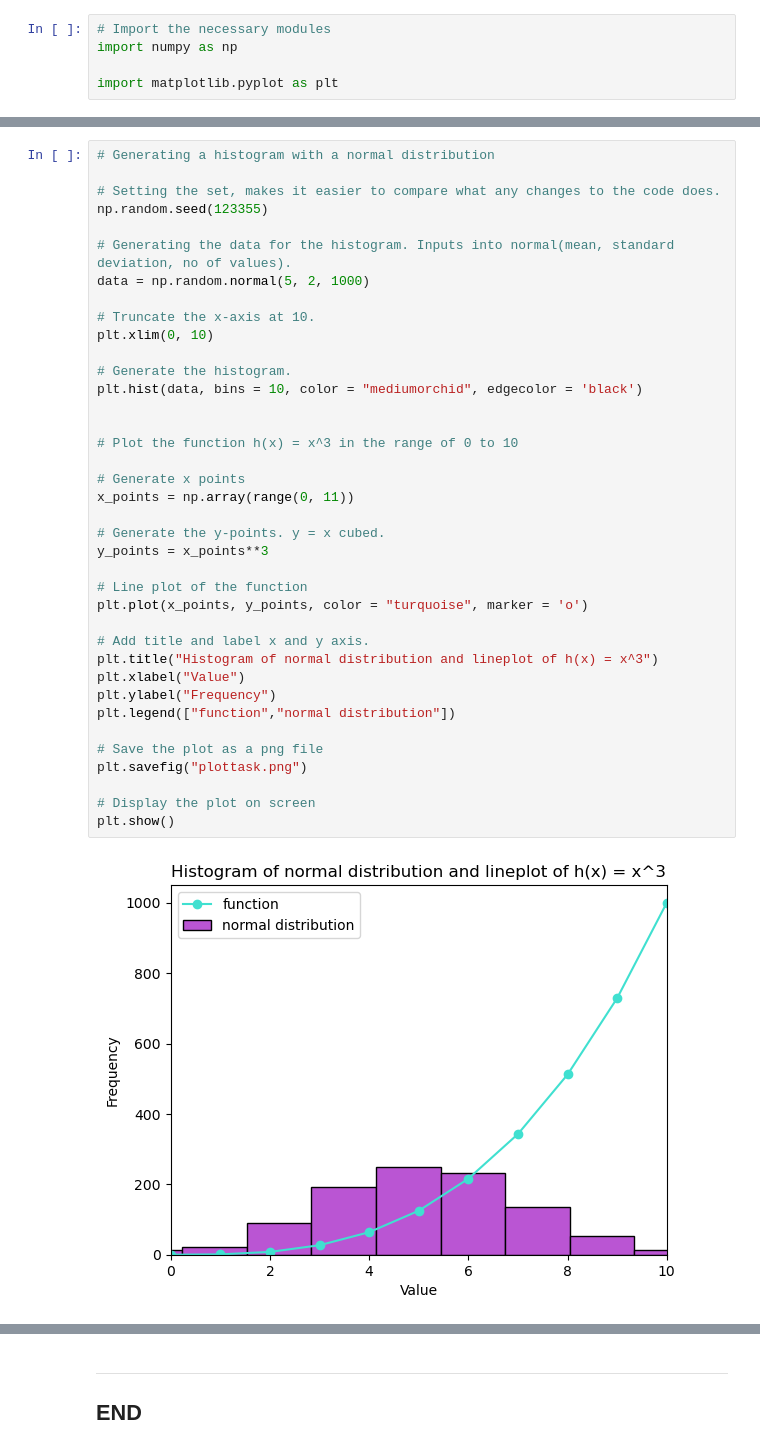
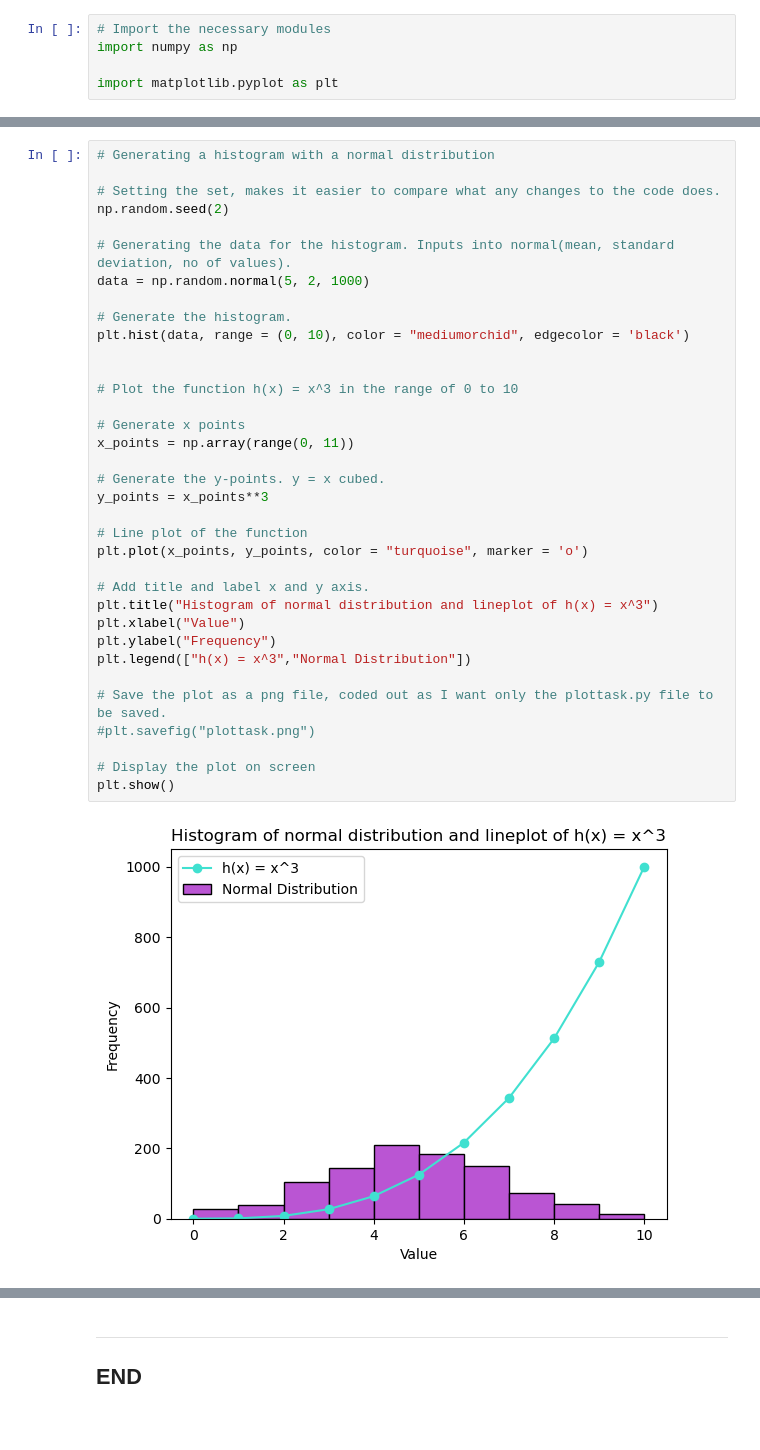
Before and after one commit to IreneKilgannon/pands-weekly-tasks, a Jupyter notebook: plottask.ipynb, the cells around one changed output, grey strips where cells are left out. Drawn from its saved outputs; the diff is of its cells as text.

Commit message:
removed xlim, replaced with range argument passed to histogram to truncate properly at 10.

```diff
--- a/plottask.ipynb
+++ b/plottask.ipynb
@@ -29,42 +30,39 @@ A plot of the function $$ h(x) = x^3 $$ in the range of 0 to 10
 # Generating a histogram with a normal distribution
 
 # Setting the set, makes it easier to compare what any changes to the code does.
-np.random.seed(123355)
+np.random.seed(2)
 
 # Generating the data for the histogram. Inputs into normal(mean, standard deviation, no of values).
 data = np.random.normal(5, 2, 1000)
 
-# Truncate the x-axis at 10.
-plt.xlim(0, 10)
-
 # Generate the histogram.
-plt.hist(data, bins = 10, color = "mediumorchid", edgecolor = 'black')
+plt.hist(data, range = (0, 10), color = "mediumorchid", edgecolor = 'black')
 
 
 # Plot the function h(x) = x^3 in the range of 0 to 10
 
 # Generate x points
 x_points = np.array(range(0, 11))
 
 # Generate the y-points. y = x cubed.
 y_points = x_points**3
 
 # Line plot of the function
 plt.plot(x_points, y_points, color = "turquoise", marker = 'o')
 
 # Add title and label x and y axis.
 plt.title("Histogram of normal distribution and lineplot of h(x) = x^3")
 plt.xlabel("Value")
 plt.ylabel("Frequency")
-plt.legend(["function","normal distribution"])
+plt.legend(["h(x) = x^3","Normal Distribution"])
 
-# Save the plot as a png file
-plt.savefig("plottask.png")
+# Save the plot as a png file, coded out as I want only the plottask.py file to be saved.
+#plt.savefig("plottask.png")
 
 # Display the plot on screen
 plt.show()
 # %% [output]
-[figure, old version]
+[figure, new version]
 # %% [markdown]
  ## References
 
```
Also changed, not shown: parts of 5 cells of this notebook, 2 other files.
